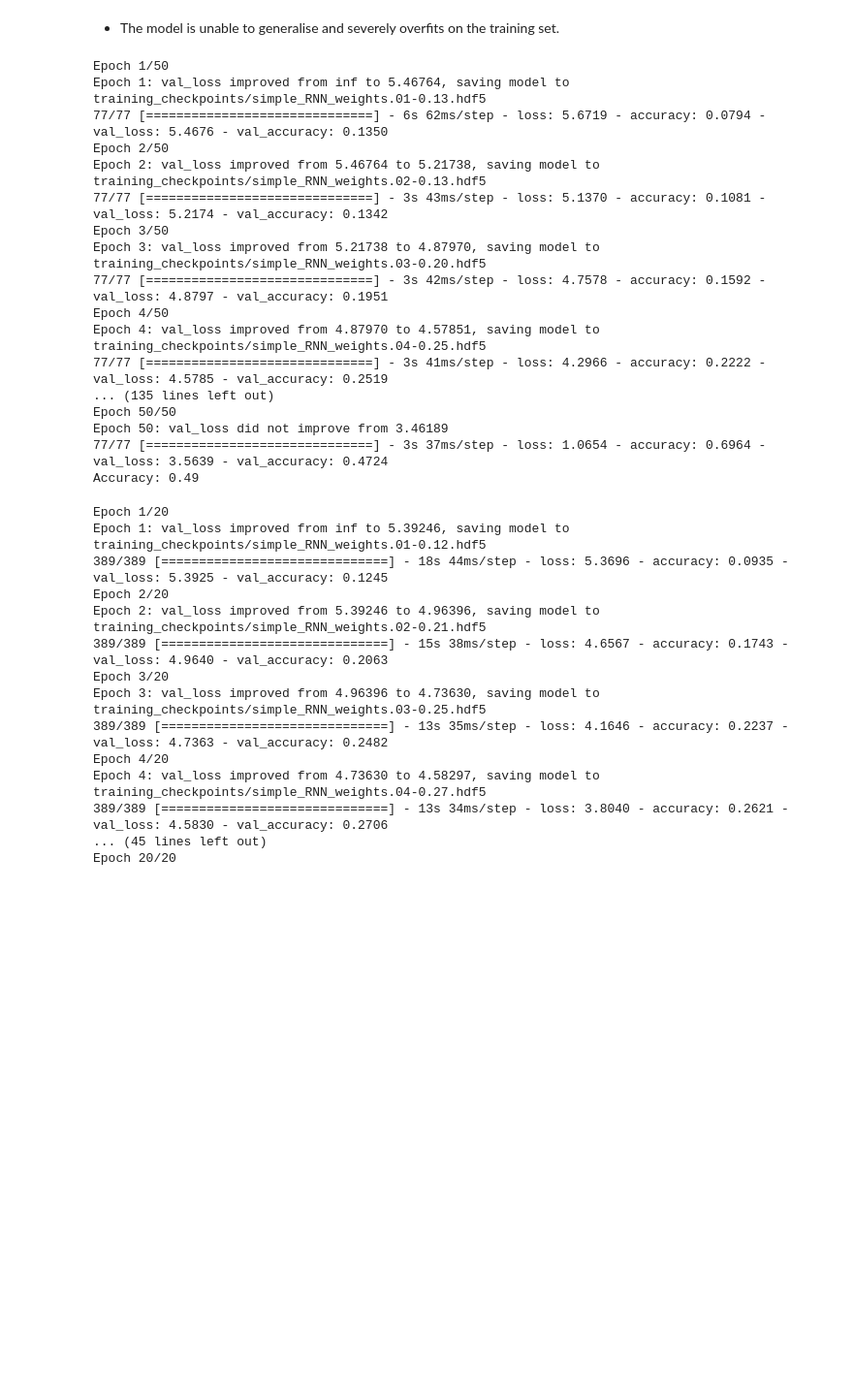
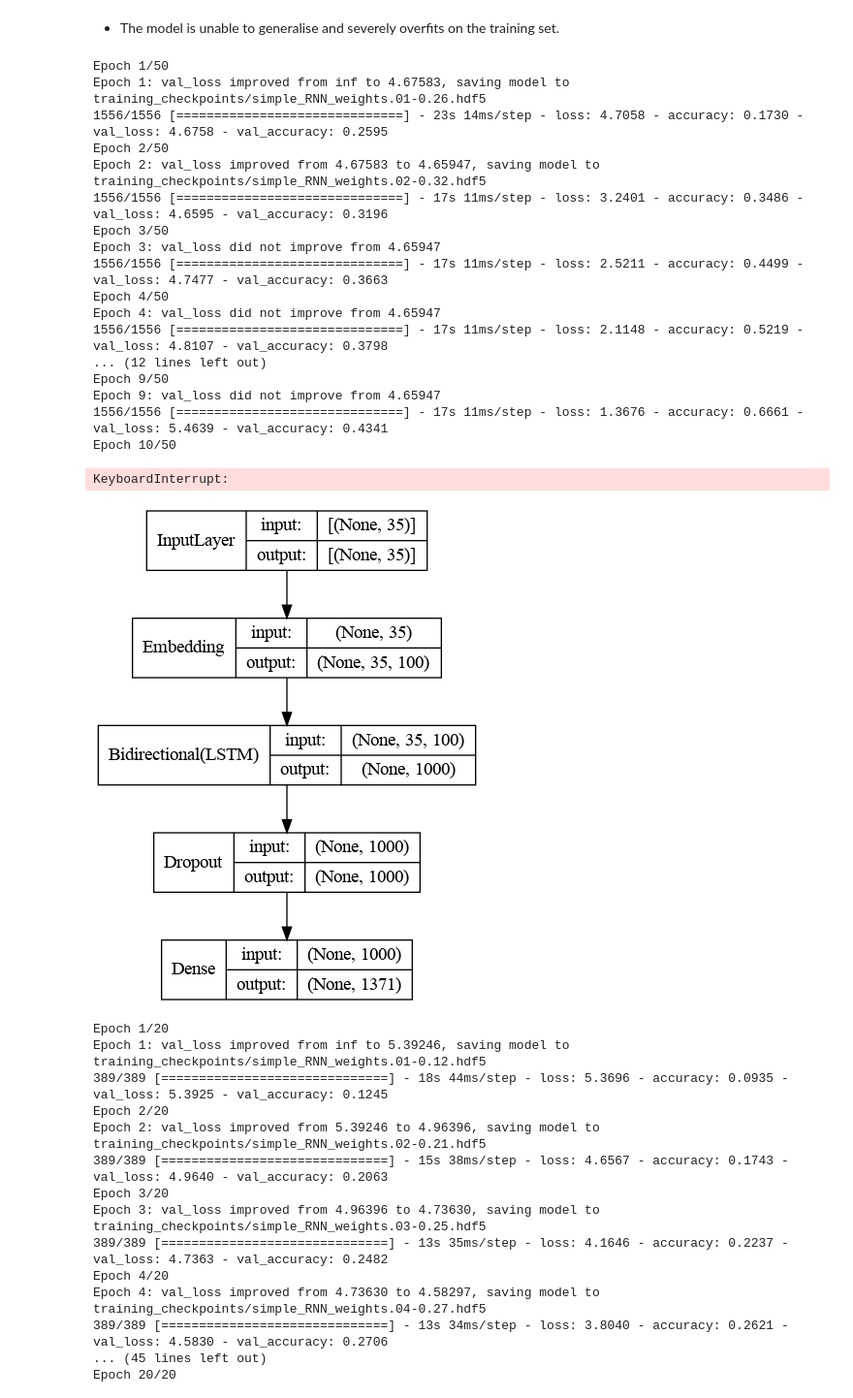
Before and after one commit to glennwuwu/next-word-predictor-rnn, a Jupyter notebook: RNN.ipynb, the cells around one changed output. Shown at 97% size. Saved outputs shown, nothing was run; the diff lists cells and outputs as text; code cells hidden in the pictures; blank space fills up the shorter version.

Commit message:
Trying Bidirectional LSTM

```diff
--- a/RNN.ipynb
+++ b/RNN.ipynb
@@ -330,14 +368,16 @@ def fit_model(model, filepath, epochs=20,):
 # %%
-simple_RNN = Sequential([
-    GaussianNoise(0.5),
+max_sequence_length = 35
+
+simple_LSTM = Sequential([
     Embedding(total_words, 100, input_length=max_sequence_length),
+    # Flatten(),
     LSTM(500, return_sequences=True),
     LSTM(500),
     Dense(total_words, activation='softmax')
 ])
-simple_RNN.compile(loss='categorical_crossentropy', optimizer='adam', metrics=['accuracy'])
+simple_LSTM.compile(loss='categorical_crossentropy', optimizer='adam', metrics=['accuracy'])
 # history = model.fit(, epochs=50, verbose=1, batch_size=128, validation_data=(X_validation, y_validation))
 
-history = fit_model(simple_RNN, "training_checkpoints/simple_RNN_weights.{epoch:02d}-{val_accuracy:.2f}.hdf5", epochs=20)
+history = fit_model(simple_LSTM, "training_checkpoints/simple_LSTM_weights.{epoch:02d}-{val_accuracy:.2f}.h5", epochs=20)
 # %% [output]
 Epoch 1/20
@@ -398,7 +432,10 @@ plot_history(history, "Simple LSTM Model (Overfitting)", "images/Simple LSTM Mod
 simple_RNN3 = Sequential([
     # GaussianNoise(0.5),
     Embedding(total_words, 100, input_length=max_sequence_length),
-    LSTM(300),
+    # Attention(),
+    Bidirectional(LSTM(50, kernel_regularizer="l2")),
+    Dropout(0.3),
+    Dense(1000),
     Dropout(0.3),
     Dense(total_words, activation='softmax')
 ])
@@ -407,22 +444,27 @@ simple_RNN3.compile(loss='categorical_crossentropy', optimizer='adam', metrics=[
 history = fit_model(simple_RNN3, "training_checkpoints/simple_RNN_weights.{epoch:02d}-{val_accuracy:.2f}.hdf5", epochs=50)
 # %% [output]
 Epoch 1/50
-Epoch 1: val_loss improved from inf to 5.46764, saving model to training_checkpoints/simple_RNN_weights.01-0.13.hdf5
-77/77 [==============================] - 6s 62ms/step - loss: 5.6719 - accuracy: 0.0794 - val_loss: 5.4676 - val_accuracy: 0.1350
+Epoch 1: val_loss improved from inf to 4.67583, saving model to training_checkpoints/simple_RNN_weights.01-0.26.hdf5
+1556/1556 [==============================] - 23s 14ms/step - loss: 4.7058 - accuracy: 0.1730 - val_loss: 4.6758 - val_accuracy: 0.2595
 Epoch 2/50
-Epoch 2: val_loss improved from 5.46764 to 5.21738, saving model to training_checkpoints/simple_RNN_weights.02-0.13.hdf5
-77/77 [==============================] - 3s 43ms/step - loss: 5.1370 - accuracy: 0.1081 - val_loss: 5.2174 - val_accuracy: 0.1342
+Epoch 2: val_loss improved from 4.67583 to 4.65947, saving model to training_checkpoints/simple_RNN_weights.02-0.32.hdf5
+1556/1556 [==============================] - 17s 11ms/step - loss: 3.2401 - accuracy: 0.3486 - val_loss: 4.6595 - val_accuracy: 0.3196
 Epoch 3/50
-Epoch 3: val_loss improved from 5.21738 to 4.87970, saving model to training_checkpoints/simple_RNN_weights.03-0.20.hdf5
-77/77 [==============================] - 3s 42ms/step - loss: 4.7578 - accuracy: 0.1592 - val_loss: 4.8797 - val_accuracy: 0.1951
+Epoch 3: val_loss did not improve from 4.65947
+1556/1556 [==============================] - 17s 11ms/step - loss: 2.5211 - accuracy: 0.4499 - val_loss: 4.7477 - val_accuracy: 0.3663
 Epoch 4/50
-Epoch 4: val_loss improved from 4.87970 to 4.57851, saving model to training_checkpoints/simple_RNN_weights.04-0.25.hdf5
-77/77 [==============================] - 3s 41ms/step - loss: 4.2966 - accuracy: 0.2222 - val_loss: 4.5785 - val_accuracy: 0.2519
-... (135 lines left out)
-Epoch 50/50
-Epoch 50: val_loss did not improve from 3.46189
-77/77 [==============================] - 3s 37ms/step - loss: 1.0654 - accuracy: 0.6964 - val_loss: 3.5639 - val_accuracy: 0.4724
-Accuracy: 0.49
+Epoch 4: val_loss did not improve from 4.65947
+1556/1556 [==============================] - 17s 11ms/step - loss: 2.1148 - accuracy: 0.5219 - val_loss: 4.8107 - val_accuracy: 0.3798
+... (12 lines left out)
+Epoch 9/50
+Epoch 9: val_loss did not improve from 4.65947
+1556/1556 [==============================] - 17s 11ms/step - loss: 1.3676 - accuracy: 0.6661 - val_loss: 5.4639 - val_accuracy: 0.4341
+Epoch 10/50
+KeyboardInterrupt:
+# %%
+plot_model(simple_RNN3, show_shapes=True, show_layer_names=False)
+# %% [output]
+[figure, added]
 # %%
 # Build the model
 simple_RNN2 = Sequential([
```
Also changed, not shown: parts of 16 cells of this notebook, 1 other file.
